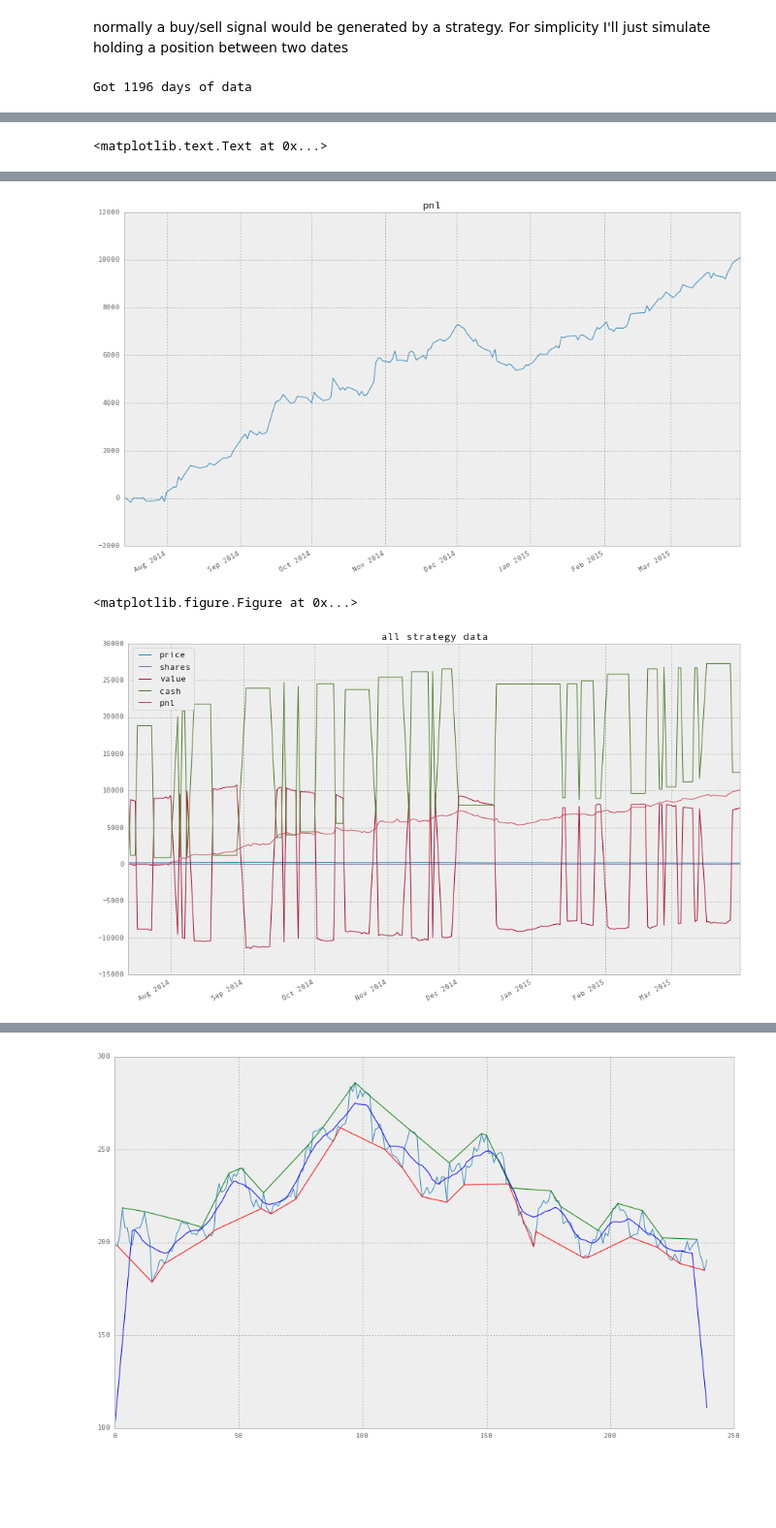
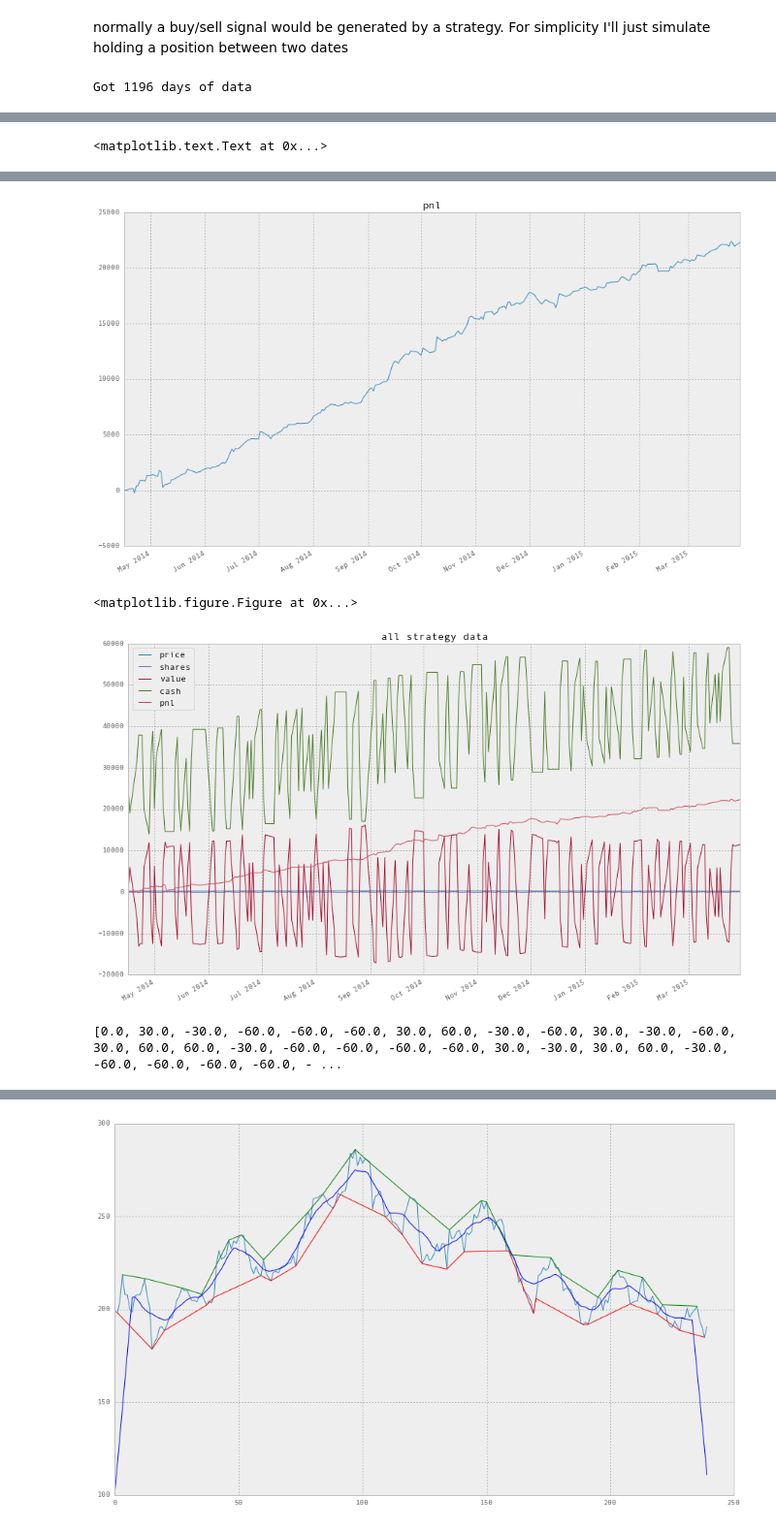
Before and after one commit to fraka6/trading-with-python, a Jupyter notebook: notebooks/explore_automatic_trading.ipynb, the cells around one changed output, grey strips where cells are left out. Shown at 97% size. Cells and saved outputs as stored; diff of their text form; code cells hidden in the pictures; blank space fills up the shorter version.

```diff
--- a/notebooks/explore_automatic_trading.ipynb
+++ b/notebooks/explore_automatic_trading.ipynb
@@ -107,12 +107,12 @@ Got 1196 days of data
 normally a buy/sell signal would be generated by a strategy. For simplicity I'll just simulate holding a position between two dates
 # %%
 import tradingWithPython.lib.yahooFinance as yahoo # yahoo finance module
-stockname = 'TSLA'
-n = 30*6
+stockname = 'TSLA' #'SCTY' # 'TSLA' #'SCTY' #'TSLA''GS''NFLX'
+n = (5*4)*12
 price = yahoo.getHistoricData(stockname)['adj_close'][-n:]
 figsize(15,9)
-initialCash=10000
-min_stock = 40
+initialCash=25000
+min_stock = 30
 # sumulate two trades
 strategy = pd.Series(index=price.index) #init signal series
 
@@ -133,7 +133,7 @@ else:
     reload(trendy)
     import tradingWithPython as twp
     #order=trendy.iterlines(price, window = 30, charts = True)
-    a,b,c,d, order = trendy.segtrends(price, segments = n/12, charts = True, momentum=False);
+    a,b,c,d, order = trendy.segtrends(price, segments = n/5, charts = True, momentum=True);
     #print order
      # force sell at the end
     order[-1] = 0
@@ -143,7 +143,6 @@ else:
     for i, idx in enumerate(price.index):
         if order[i]!=0:
             strategy[idx] = order[i]
-            #print idx,order[i]
 
 # do the backtest
 bt = twp.Backtest(price, strategy, initialCash=initialCash, signalType='shares')
@@ -165,6 +164,10 @@ Got 1196 days of data
-[figure, old version]
+[figure, new version]
 <matplotlib.figure.Figure at 0x...>
-[figure, old version]
+[figure, new version]
+# %%
+print order
+# %% [output]
+[0.0, 30.0, -30.0, -60.0, -60.0, -60.0, 30.0, 60.0, -30.0, -60.0, 30.0, -30.0, -60.0, 30.0, 60.0, 60.0, -30.0, -60.0, -60.0, -60.0, -60.0, 30.0, -30.0, 30.0, 60.0, -30.0, -60.0, -60.0, -60.0, -60.0, - ...
 # %%
 bt.data
 # %% [output]
```
Also changed, not shown: parts of 4 cells of this notebook, 1 other file.
